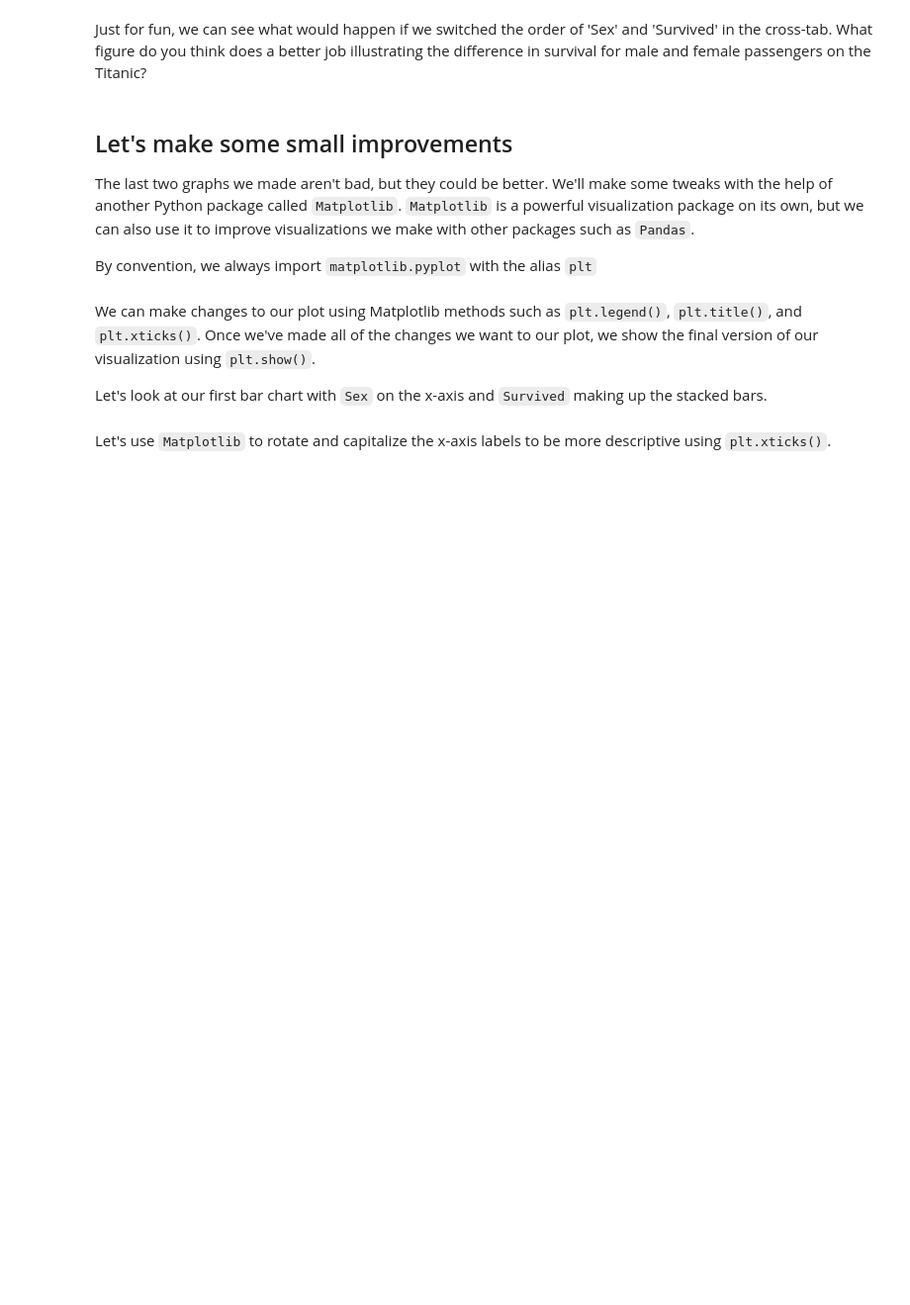
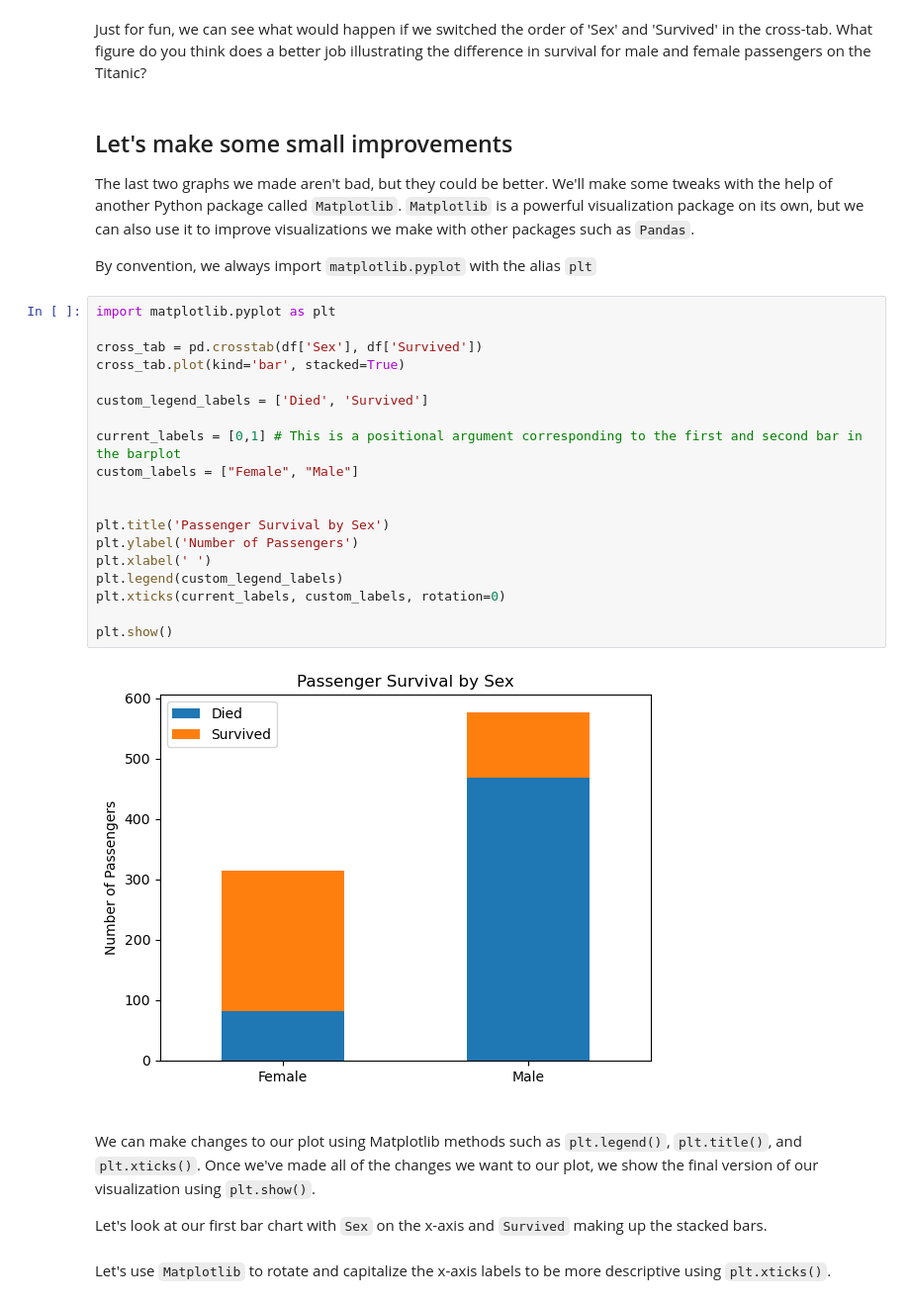
Before and after one commit to Chelsea-Myers/DVM_Lecture_Notebooks, a Jupyter notebook: Week 2/2.1 - Visualizing Relationships Between Categorical Features.ipynb, the cells around one changed output. Shown at 99% size. Saved outputs shown, nothing was run; the diff lists cells and outputs as text; blank space fills up the shorter version.

```diff
--- a/Week 2/2.1 - Visualizing Relationships Between Categorical Features.ipynb
+++ b/Week 2/2.1 - Visualizing Relationships Between Categorical Features.ipynb
@@ -40,6 +89,27 @@ Just for fun, we can see what would happen if we switched the order of 'Sex' and
 The last two graphs we made aren't bad, but they could be better.  We'll make some tweaks with the help of another Python package called `Matplotlib`.  `Matplotlib` is a powerful visualization package on its own, but we can also use it to improve visualizations we make with other packages such as `Pandas`.
 
 By convention, we always import `matplotlib.pyplot` with the alias `plt`
+# %%
+import matplotlib.pyplot as plt
+
+cross_tab = pd.crosstab(df['Sex'], df['Survived'])
+cross_tab.plot(kind='bar', stacked=True)
+
+custom_legend_labels = ['Died', 'Survived']
+
+current_labels = [0,1] # This is a positional argument corresponding to the first and second bar in the barplot
+custom_labels = ["Female", "Male"]
+
+
+plt.title('Passenger Survival by Sex')
+plt.ylabel('Number of Passengers')
+plt.xlabel(' ')
+plt.legend(custom_legend_labels)
+plt.xticks(current_labels, custom_labels, rotation=0)
+
+plt.show()
+# %% [output]
+[figure, added]
 # %% [markdown]
 We can make changes to our plot using Matplotlib methods such as `plt.legend()`, `plt.title()`, and `plt.xticks()`.  Once we've made all of the changes we want to our plot, we show the final version of our visualization using `plt.show()`.
 
```
Also changed, not shown: parts of 26 cells of this notebook, 2 other files.
